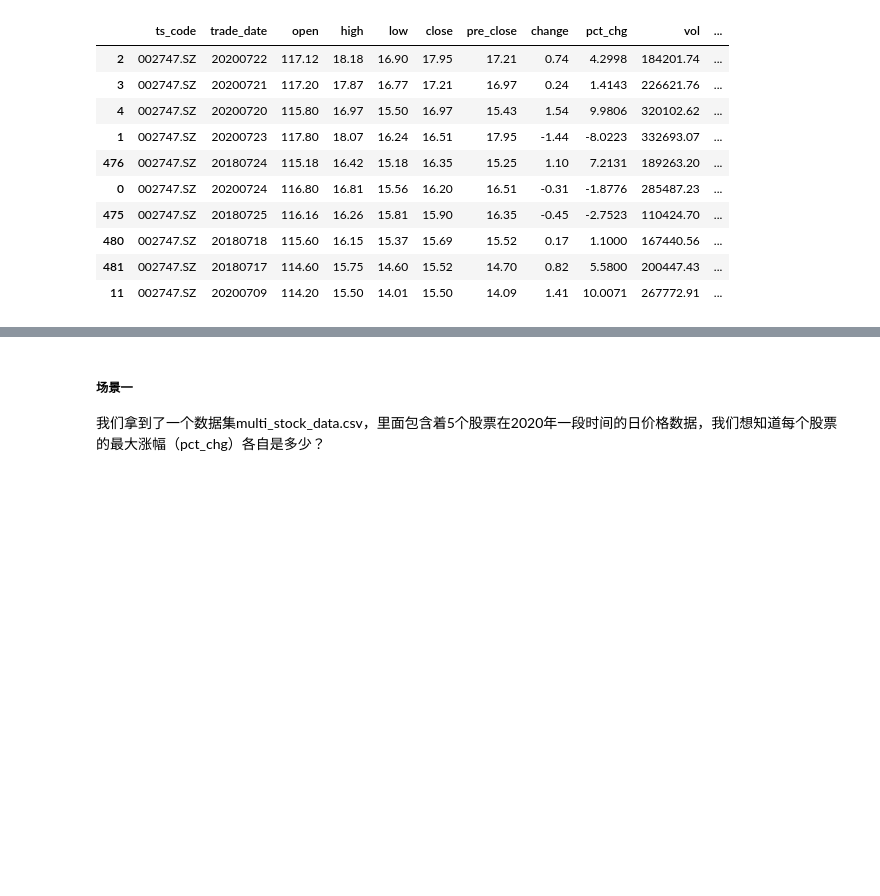
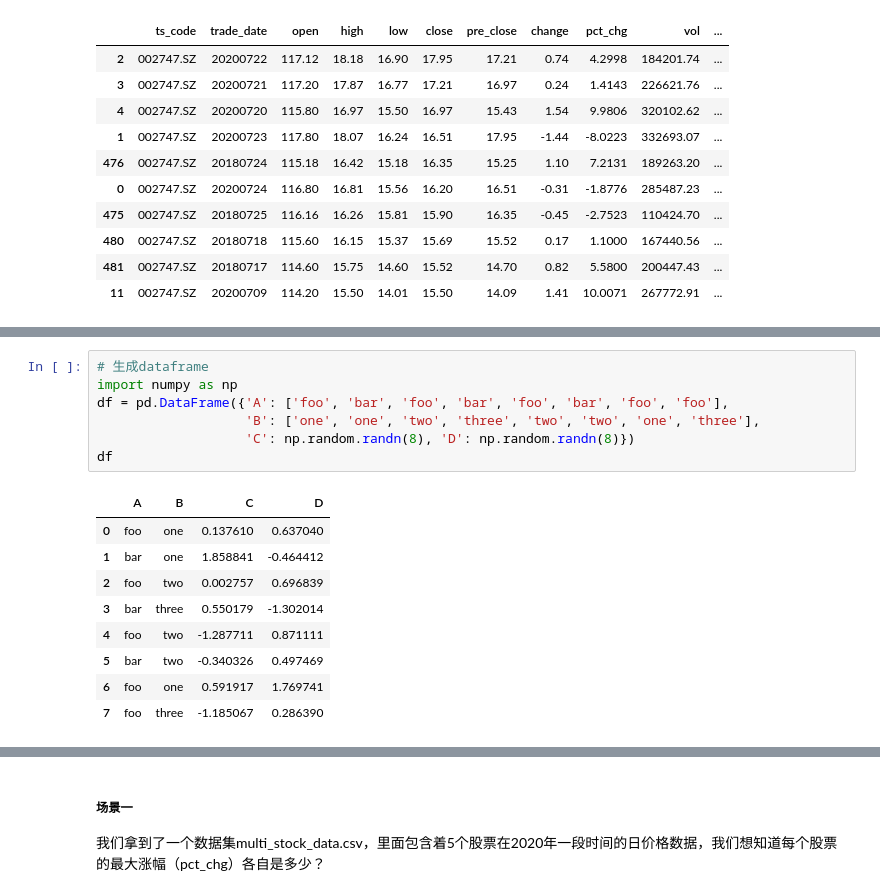
Before and after one commit to superMC5657/jrxy_python_course, a Jupyter notebook: BasicSession/pandas_learn.ipynb, the cells around one changed output, grey strips where cells are left out. Drawn from its saved outputs; the diff is of its cells as text; blank space fills up the shorter version.

```diff
--- a/BasicSession/pandas_learn.ipynb
+++ b/BasicSession/pandas_learn.ipynb
@@ -319,0 +327,17 @@ sort_df.head(10)
+# %%
+# 生成dataframe
+import numpy as np
+df = pd.DataFrame({'A': ['foo', 'bar', 'foo', 'bar', 'foo', 'bar', 'foo', 'foo'],
+                   'B': ['one', 'one', 'two', 'three', 'two', 'two', 'one', 'three'],
+                   'C': np.random.randn(8), 'D': np.random.randn(8)})
+df
+# %% [output]
+|  | A | B | C | D |
+| 0 | foo | one | 0.137610 | 0.637040 |
+| 1 | bar | one | 1.858841 | -0.464412 |
+| 2 | foo | two | 0.002757 | 0.696839 |
+| 3 | bar | three | 0.550179 | -1.302014 |
+| 4 | foo | two | -1.287711 | 0.871111 |
+| 5 | bar | two | -0.340326 | 0.497469 |
+| 6 | foo | one | 0.591917 | 1.769741 |
+| 7 | foo | three | -1.185067 | 0.286390 |
```
Also changed, not shown: parts of 8 cells of this notebook.
